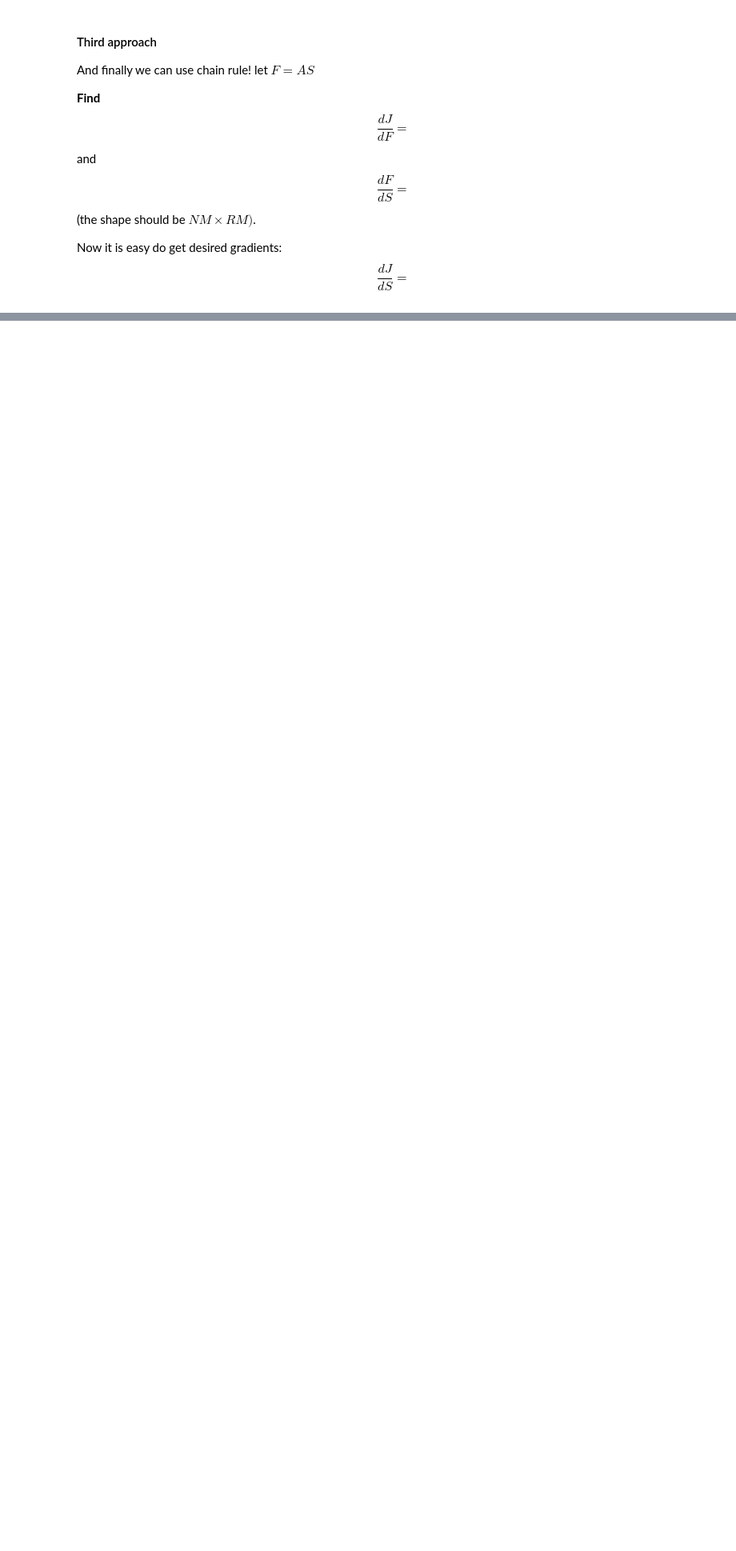
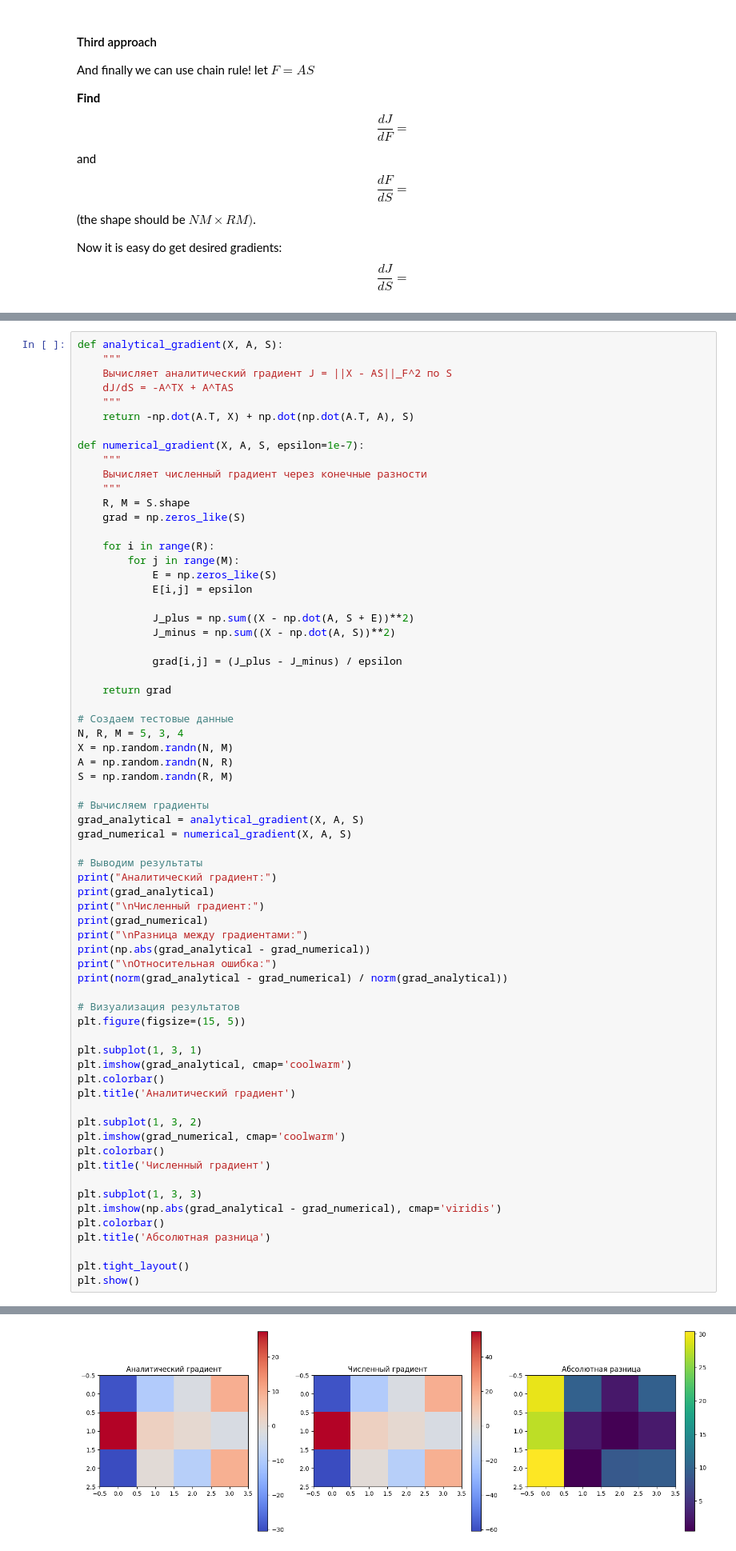
Before and after one commit to JannaBabicheva/lab01_ml_pipeline, a Jupyter notebook: Babicheva_"lab01_part1_questions_ipynb".ipynb, the cells around one changed output, grey strips where cells are left out. Shown at 80% size. Cells and saved outputs as stored; diff of their text form; blank space fills up the shorter version.

```diff
--- a/Babicheva_"lab01_part1_questions_ipynb".ipynb
+++ b/Babicheva_"lab01_part1_questions_ipynb".ipynb
@@ -440,0 +609,68 @@ $$
+# %%
+def analytical_gradient(X, A, S):
+    """
+    Вычисляет аналитический градиент J = ||X - AS||_F^2 по S
+    dJ/dS = -A^TX + A^TAS
+    """
+    return -np.dot(A.T, X) + np.dot(np.dot(A.T, A), S)
+
+def numerical_gradient(X, A, S, epsilon=1e-7):
+    """
+    Вычисляет численный градиент через конечные разности
+    """
+    R, M = S.shape
+    grad = np.zeros_like(S)
+
+    for i in range(R):
+        for j in range(M):
+            E = np.zeros_like(S)
+            E[i,j] = epsilon
+
+            J_plus = np.sum((X - np.dot(A, S + E))**2)
+            J_minus = np.sum((X - np.dot(A, S))**2)
+
+            grad[i,j] = (J_plus - J_minus) / epsilon
+
+    return grad
+
+# Создаем тестовые данные
+N, R, M = 5, 3, 4
+X = np.random.randn(N, M)
+A = np.random.randn(N, R)
+S = np.random.randn(R, M)
+
+# Вычисляем градиенты
+grad_analytical = analytical_gradient(X, A, S)
+grad_numerical = numerical_gradient(X, A, S)
+
+# Выводим результаты
+print("Аналитический градиент:")
+print(grad_analytical)
+print("\nЧисленный градиент:")
+print(grad_numerical)
+print("\nРазница между градиентами:")
+print(np.abs(grad_analytical - grad_numerical))
+print("\nОтносительная ошибка:")
+print(norm(grad_analytical - grad_numerical) / norm(grad_analytical))
+
+# Визуализация результатов
+plt.figure(figsize=(15, 5))
+
+plt.subplot(1, 3, 1)
+plt.imshow(grad_analytical, cmap='coolwarm')
+plt.colorbar()
+plt.title('Аналитический градиент')
+
+plt.subplot(1, 3, 2)
+plt.imshow(grad_numerical, cmap='coolwarm')
+plt.colorbar()
+plt.title('Численный градиент')
+
+plt.subplot(1, 3, 3)
+plt.imshow(np.abs(grad_analytical - grad_numerical), cmap='viridis')
+plt.colorbar()
+plt.title('Абсолютная разница')
+
+plt.tight_layout()
+plt.show()
+# %% [output]
@@ -440,0 +694 @@ $$
+[figure, added]
```
Also changed, not shown: parts of 7 cells of this notebook.
